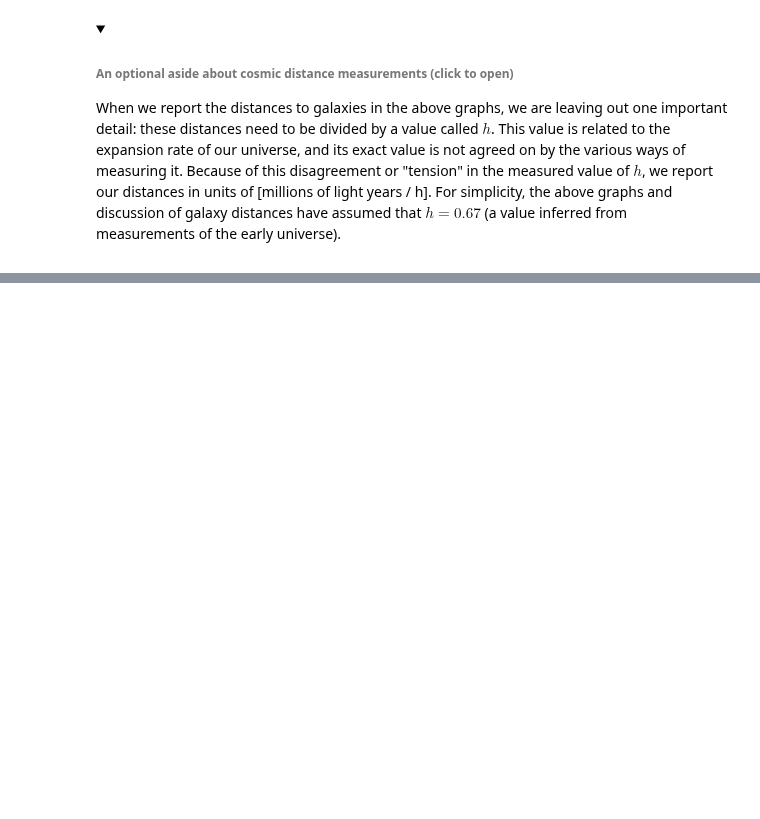
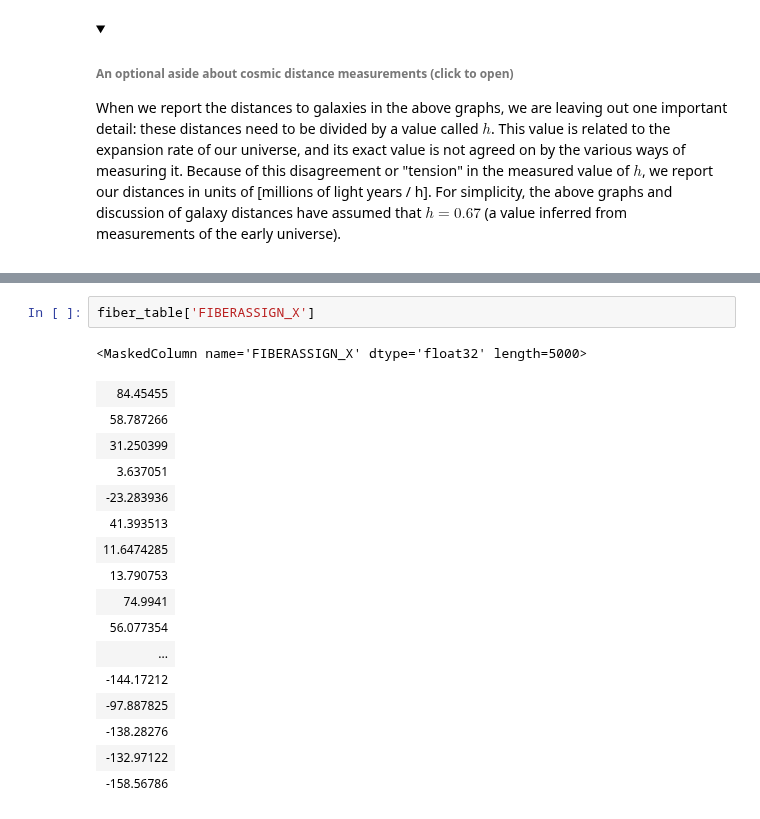
Before and after one commit to DESIHIGH/desihigh, a Jupyter notebook: notebooks/English/DESI_SurveyOverview.ipynb, the cells around one changed output, grey strips where cells are left out. Drawn from its saved outputs; the diff is of its cells as text; folded sections open; blank space fills up the shorter version.

```diff
--- a/notebooks/English/DESI_SurveyOverview.ipynb
+++ b/notebooks/English/DESI_SurveyOverview.ipynb
@@ -330,0 +205,20 @@ You've now become familiar with the four main types of tracers (BGS galaxies, LR
+# %%
+fiber_table['FIBERASSIGN_X']
+# %% [output]
+<MaskedColumn name='FIBERASSIGN_X' dtype='float32' length=5000>
+| 84.45455 |
+| 58.787266 |
+| 31.250399 |
+| 3.637051 |
+| -23.283936 |
+| 41.393513 |
+| 11.6474285 |
+| 13.790753 |
+| 74.9941 |
+| 56.077354 |
+| ... |
+| -144.17212 |
+| -97.887825 |
+| -138.28276 |
+| -132.97122 |
+| -158.56786 |
```
Also changed, not shown: parts of 38 cells of this notebook, 5 other files.
